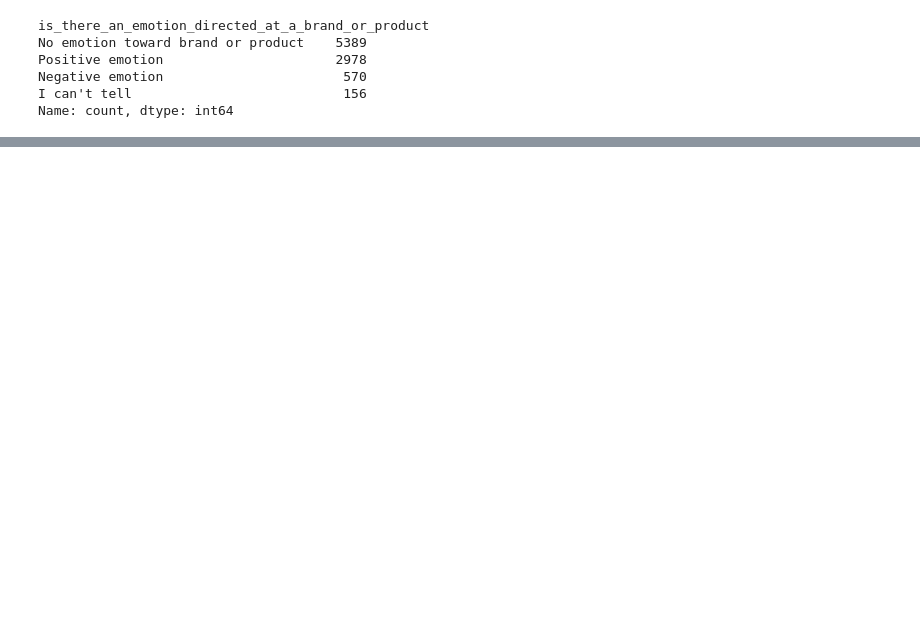
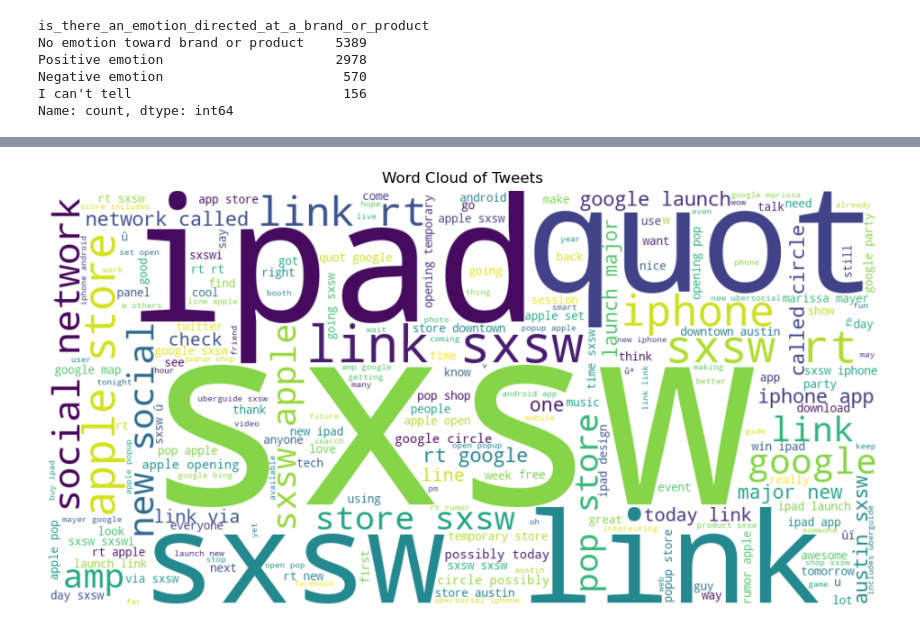
Before and after one commit to Bennie-Kibet/Phase_4-project, a Jupyter notebook: main.ipynb, the cells around one changed output, grey strips where cells are left out. Saved outputs shown, nothing was run; the diff lists cells and outputs as text; code cells hidden in the pictures; blank space fills up the shorter version.

```diff
--- a/main.ipynb
+++ b/main.ipynb
@@ -101,0 +292,10 @@ Name: count, dtype: int64
+# %%
+# Calculate the number of characters and sentences
+df['num_of_characters'] = df['tweet_text'].str.len()
+df['num_of_sentences'] = df['tweet_text'].apply(lambda x: len(nltk.sent_tokenize(x)))
+
+# Generate descriptive statistics
+description = df[['num_of_characters', 'num_of_sentences']].describe()
+
+# Display the descriptive statistics
+print(description)
@@ -101,0 +452,20 @@ Name: count, dtype: int64
+# %%
+# Combine all processed text into one string
+text = ' '.join(df['preprocessed_text'])
+
+# Generate word cloud
+wordcloud = WordCloud(
+    width=1000,
+    height=500,
+    background_color='white',
+    max_words=200
+).generate(text)
+
+# Plot
+plt.figure(figsize=(12, 6))
+plt.imshow(wordcloud, interpolation='bilinear')
+plt.axis('off')
+plt.title('Word Cloud of Tweets')
+plt.show()
+# %% [output]
+[figure, added]
```
Also changed, not shown: parts of 37 cells of this notebook.
